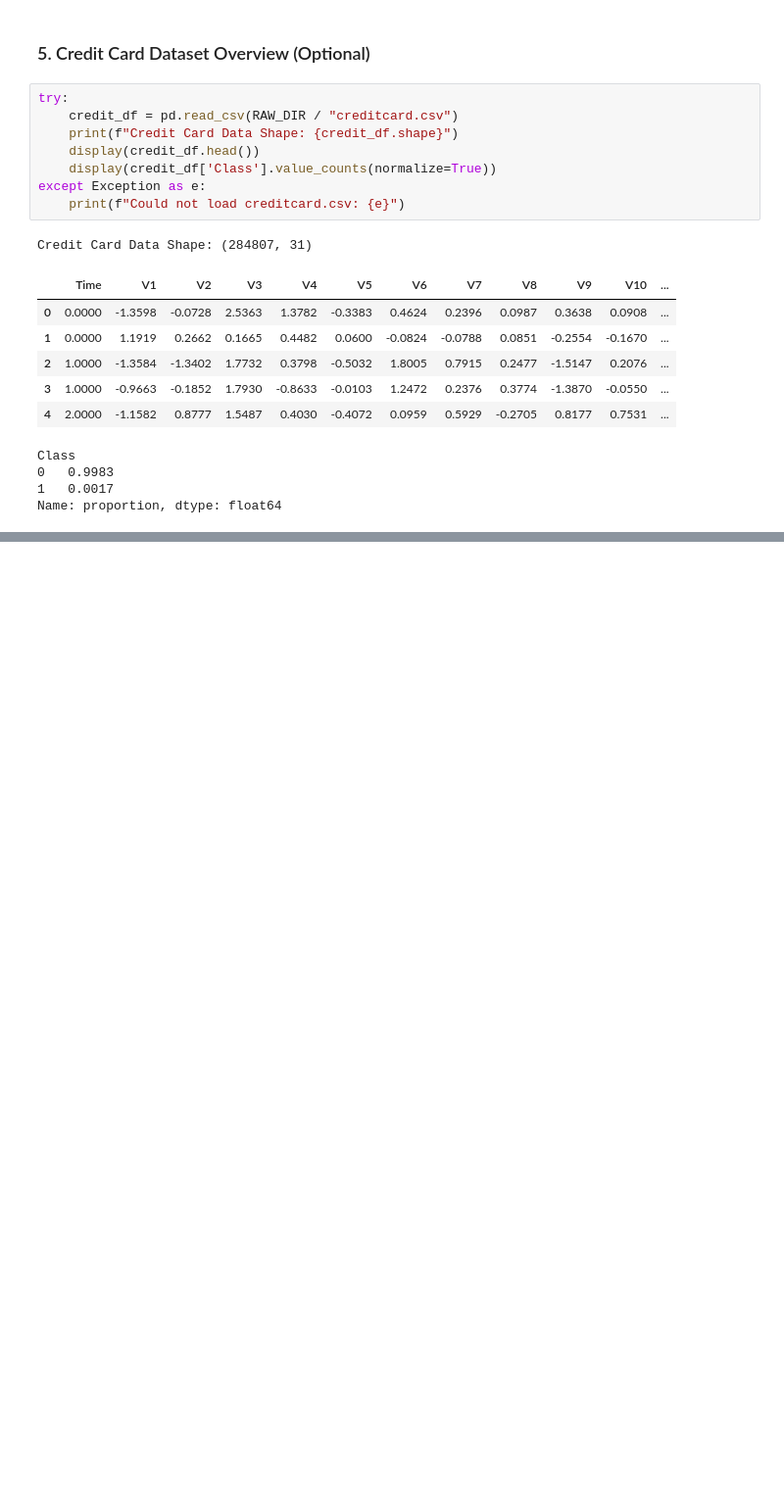
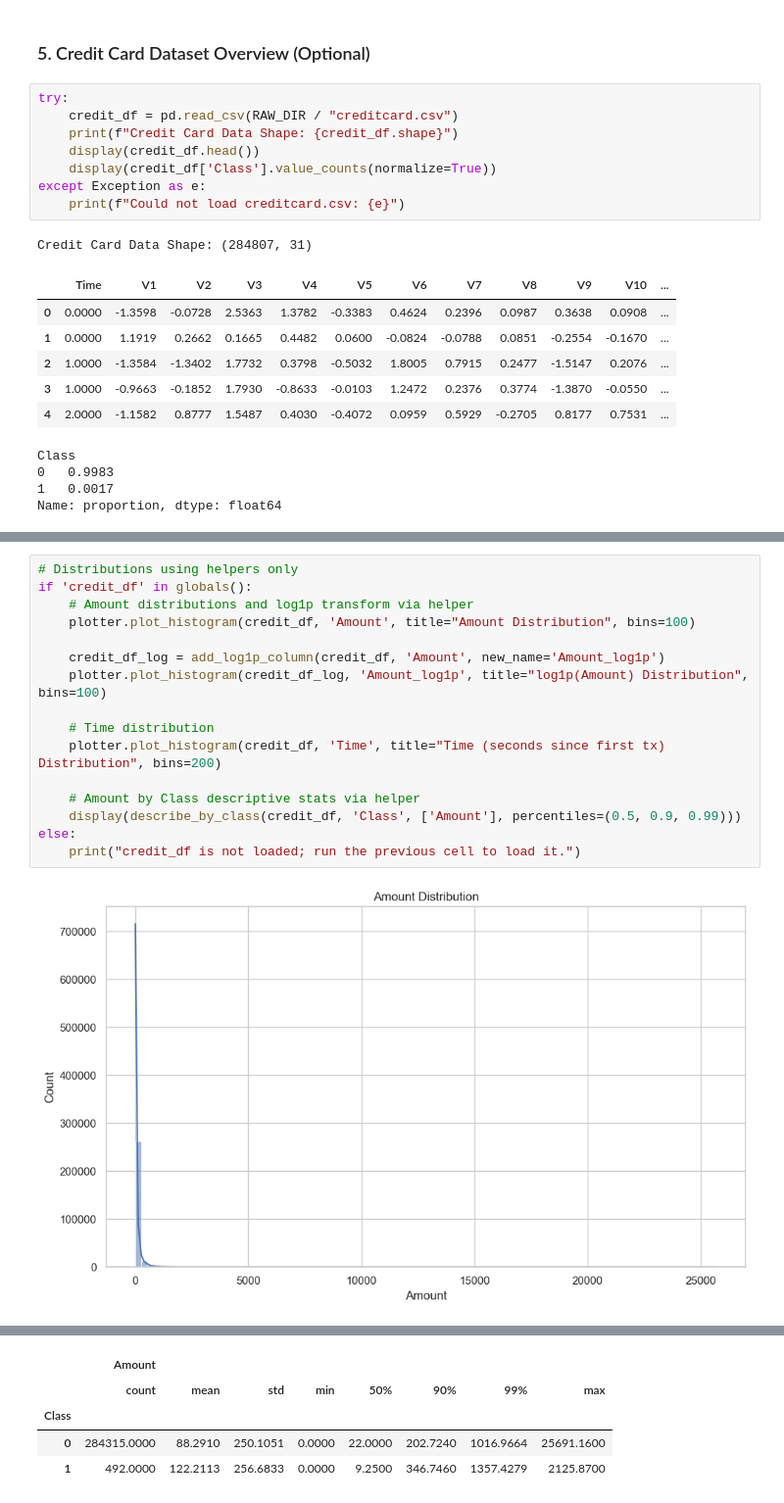
Before and after one commit to switch247/bank-fraud-ecommerce, a Jupyter notebook: notebooks/01_eda.ipynb, the cells around one changed output, grey strips where cells are left out. Shown at 98% size. Drawn from its saved outputs; the diff is of its cells as text; blank space fills up the shorter version.

```diff
--- a/notebooks/01_eda.ipynb
+++ b/notebooks/01_eda.ipynb
@@ -209,0 +284,18 @@ Name: proportion, dtype: float64
+# %%
+# Distributions using helpers only
+if 'credit_df' in globals():
+    # Amount distributions and log1p transform via helper
+    plotter.plot_histogram(credit_df, 'Amount', title="Amount Distribution", bins=100)
+
+    credit_df_log = add_log1p_column(credit_df, 'Amount', new_name='Amount_log1p')
+    plotter.plot_histogram(credit_df_log, 'Amount_log1p', title="log1p(Amount) Distribution", bins=100)
+
+    # Time distribution
+    plotter.plot_histogram(credit_df, 'Time', title="Time (seconds since first tx) Distribution", bins=200)
+
+    # Amount by Class descriptive stats via helper
+    display(describe_by_class(credit_df, 'Class', ['Amount'], percentiles=(0.5, 0.9, 0.99)))
+else:
+    print("credit_df is not loaded; run the previous cell to load it.")
+# %% [output]
+[figure, added]
@@ -209,0 +304,5 @@ Name: proportion, dtype: float64
+|  | Amount |  |  |  |  |  |  |  |
+|  | count | mean | std | min | 50% | 90% | 99% | max |
+| Class |  |  |  |  |  |  |  |  |
+| 0 | 284315.0000 | 88.2910 | 250.1051 | 0.0000 | 22.0000 | 202.7240 | 1016.9664 | 25691.1600 |
+| 1 | 492.0000 | 122.2113 | 256.6833 | 0.0000 | 9.2500 | 346.7460 | 1357.4279 | 2125.8700 |
```
Also changed, not shown: parts of 9 cells of this notebook, 15 other files.
